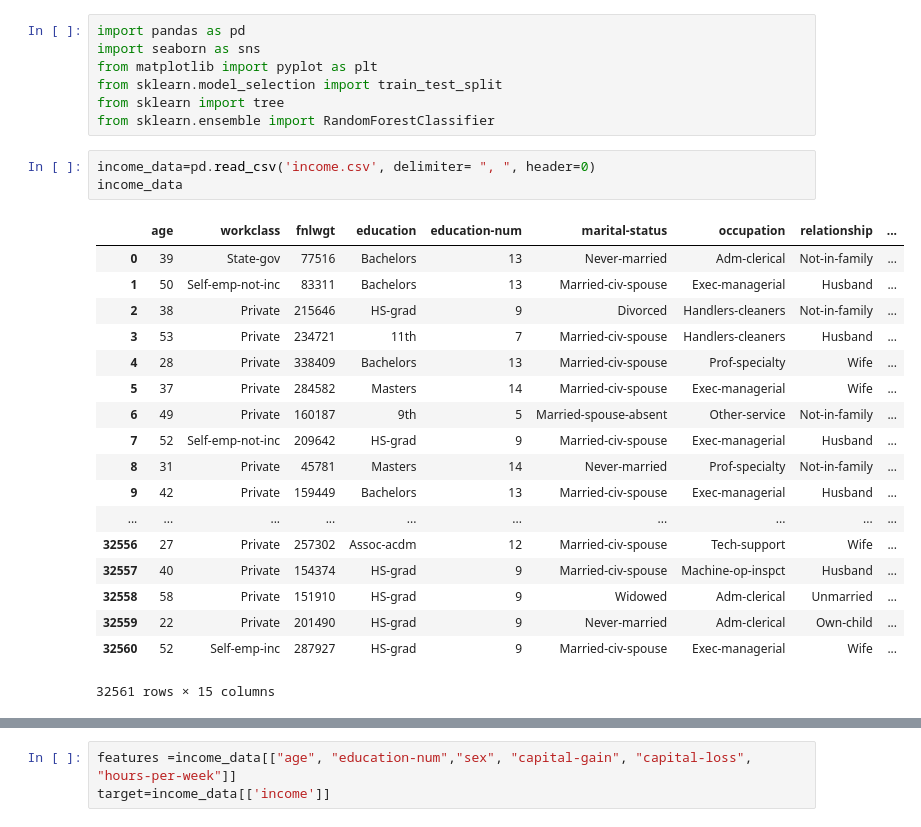
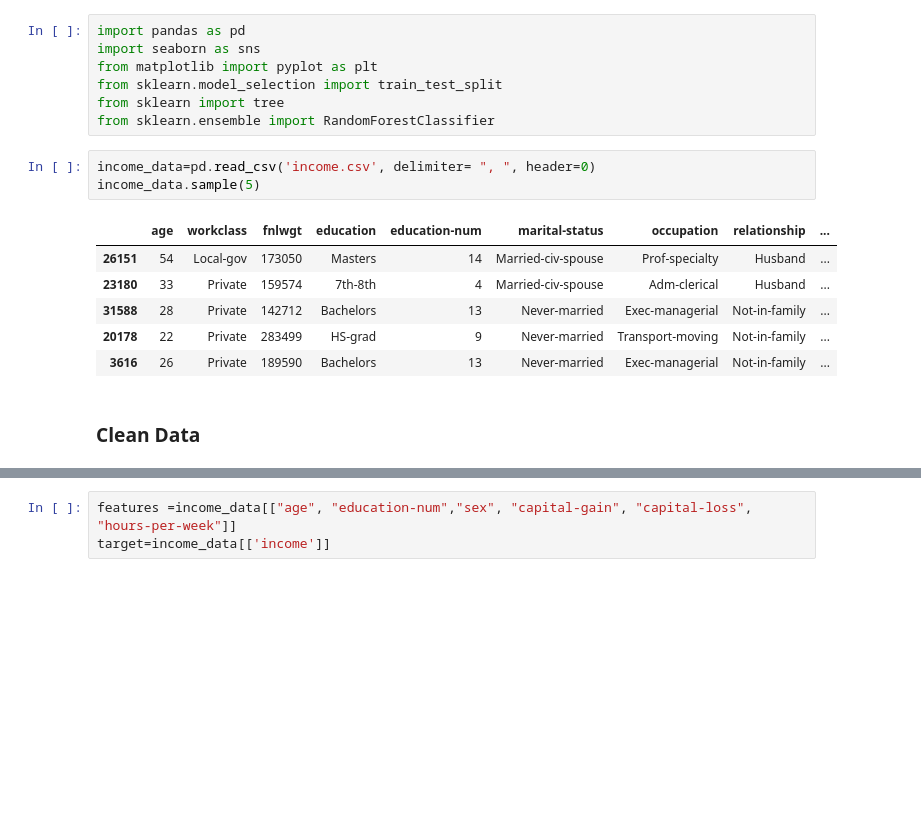
Before and after one commit to romi5193/DataScience, a Jupyter notebook: Income_prediction/Income Prediction_RandomForrest.ipynb, the cells around one changed output, grey strips where cells are left out. Saved outputs shown, nothing was run; the diff lists cells and outputs as text; blank space fills up the shorter version.

```diff
--- a/Income_prediction/Income Prediction_RandomForrest.ipynb
+++ b/Income_prediction/Income Prediction_RandomForrest.ipynb
@@ -12,26 +12,16 @@ from sklearn import tree
 from sklearn.ensemble import RandomForestClassifier
 # %%
 income_data=pd.read_csv('income.csv', delimiter= ", ", header=0)
-income_data
+income_data.sample(5)
 # %% [output]
 |  | age | workclass | fnlwgt | education | education-num | marital-status | occupation | relationship | ... |
-| 0 | 39 | State-gov | 77516 | Bachelors | 13 | Never-married | Adm-clerical | Not-in-family | ... |
-| 1 | 50 | Self-emp-not-inc | 83311 | Bachelors | 13 | Married-civ-spouse | Exec-managerial | Husband | ... |
-| 2 | 38 | Private | 215646 | HS-grad | 9 | Divorced | Handlers-cleaners | Not-in-family | ... |
-| 3 | 53 | Private | 234721 | 11th | 7 | Married-civ-spouse | Handlers-cleaners | Husband | ... |
-| 4 | 28 | Private | 338409 | Bachelors | 13 | Married-civ-spouse | Prof-specialty | Wife | ... |
-| 5 | 37 | Private | 284582 | Masters | 14 | Married-civ-spouse | Exec-managerial | Wife | ... |
-| 6 | 49 | Private | 160187 | 9th | 5 | Married-spouse-absent | Other-service | Not-in-family | ... |
-| 7 | 52 | Self-emp-not-inc | 209642 | HS-grad | 9 | Married-civ-spouse | Exec-managerial | Husband | ... |
-| 8 | 31 | Private | 45781 | Masters | 14 | Never-married | Prof-specialty | Not-in-family | ... |
-| 9 | 42 | Private | 159449 | Bachelors | 13 | Married-civ-spouse | Exec-managerial | Husband | ... |
-| ... | ... | ... | ... | ... | ... | ... | ... | ... | ... |
-| 32556 | 27 | Private | 257302 | Assoc-acdm | 12 | Married-civ-spouse | Tech-support | Wife | ... |
-| 32557 | 40 | Private | 154374 | HS-grad | 9 | Married-civ-spouse | Machine-op-inspct | Husband | ... |
-| 32558 | 58 | Private | 151910 | HS-grad | 9 | Widowed | Adm-clerical | Unmarried | ... |
-| 32559 | 22 | Private | 201490 | HS-grad | 9 | Never-married | Adm-clerical | Own-child | ... |
-| 32560 | 52 | Self-emp-inc | 287927 | HS-grad | 9 | Married-civ-spouse | Exec-managerial | Wife | ... |
+| 26151 | 54 | Local-gov | 173050 | Masters | 14 | Married-civ-spouse | Prof-specialty | Husband | ... |
+| 23180 | 33 | Private | 159574 | 7th-8th | 4 | Married-civ-spouse | Adm-clerical | Husband | ... |
+| 31588 | 28 | Private | 142712 | Bachelors | 13 | Never-married | Exec-managerial | Not-in-family | ... |
+| 20178 | 22 | Private | 283499 | HS-grad | 9 | Never-married | Transport-moving | Not-in-family | ... |
+| 3616 | 26 | Private | 189590 | Bachelors | 13 | Never-married | Exec-managerial | Not-in-family | ... |
-32561 rows × 15 columns
+# %% [markdown]
+### Clean Data
 # %%
 income_data["sex"] = income_data["sex"].apply(lambda row: 0 if row == "Male" else 1)
 income_data["country-int"] = income_data["native-country"].apply(lambda row: 0 if row == "United-States" else 1)
```
Also changed, not shown: parts of 4 cells of this notebook, 3 other files.
